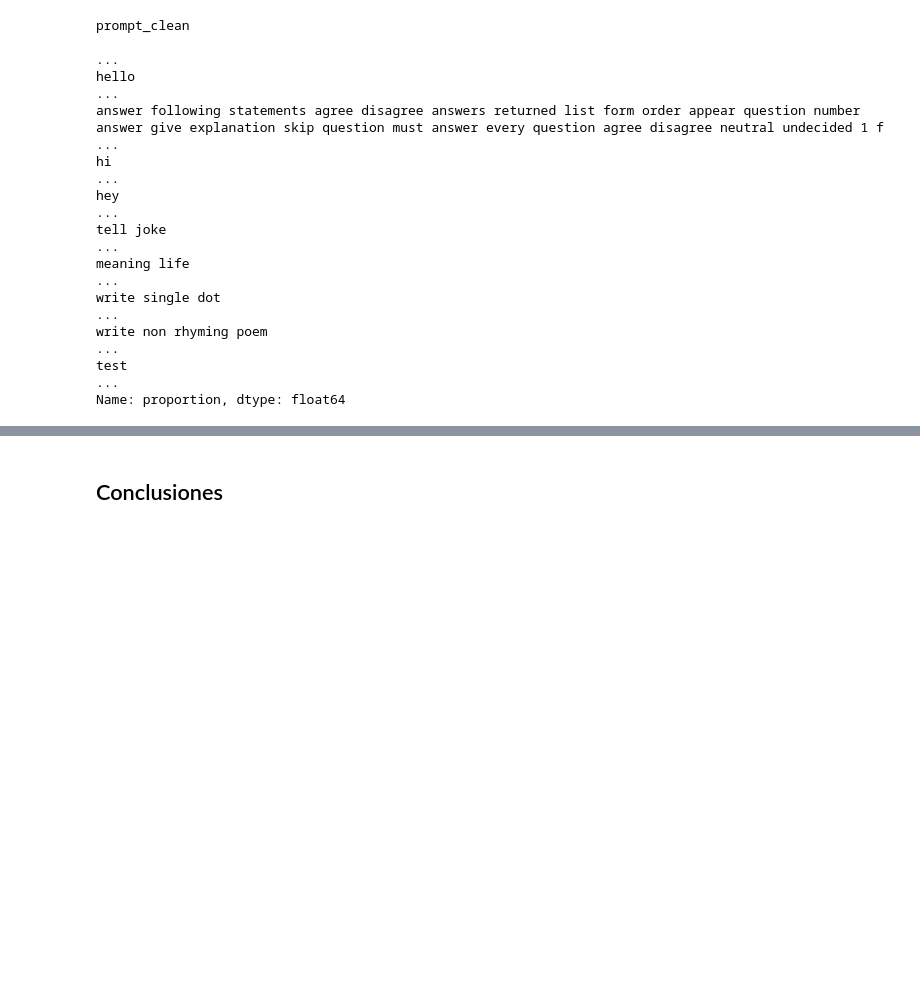
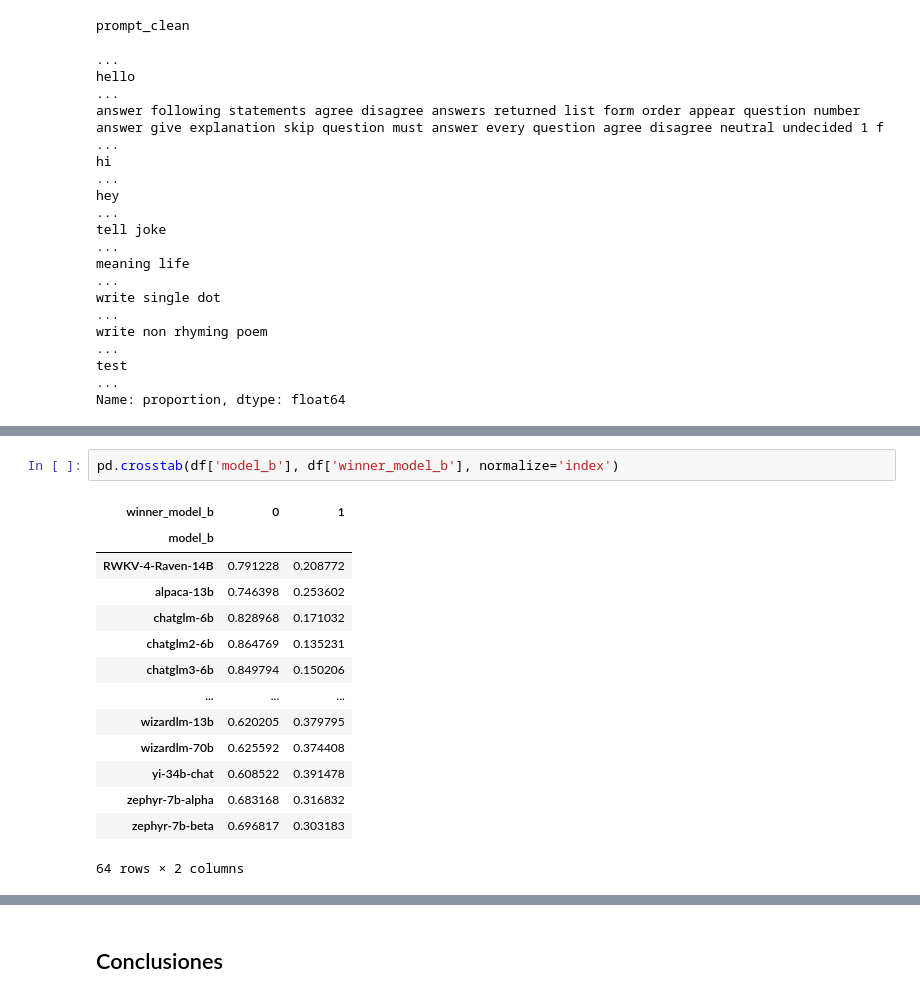
Before and after one commit to JosueSay/Proyecto2_DS, a Jupyter notebook: project.ipynb, the cells around one changed output, grey strips where cells are left out. Drawn from its saved outputs; the diff is of its cells as text; blank space fills up the shorter version.

```diff
--- a/project.ipynb
+++ b/project.ipynb
@@ -629,0 +673,17 @@ Name: proportion, dtype: float64
+# %%
+pd.crosstab(df['model_b'], df['winner_model_b'], normalize='index')
+# %% [output]
+| winner_model_b | 0 | 1 |
+| model_b |  |  |
+| RWKV-4-Raven-14B | 0.791228 | 0.208772 |
+| alpaca-13b | 0.746398 | 0.253602 |
+| chatglm-6b | 0.828968 | 0.171032 |
+| chatglm2-6b | 0.864769 | 0.135231 |
+| chatglm3-6b | 0.849794 | 0.150206 |
+| ... | ... | ... |
+| wizardlm-13b | 0.620205 | 0.379795 |
+| wizardlm-70b | 0.625592 | 0.374408 |
+| yi-34b-chat | 0.608522 | 0.391478 |
+| zephyr-7b-alpha | 0.683168 | 0.316832 |
+| zephyr-7b-beta | 0.696817 | 0.303183 |
+64 rows × 2 columns
```
Also changed, not shown: parts of 7 cells of this notebook.
